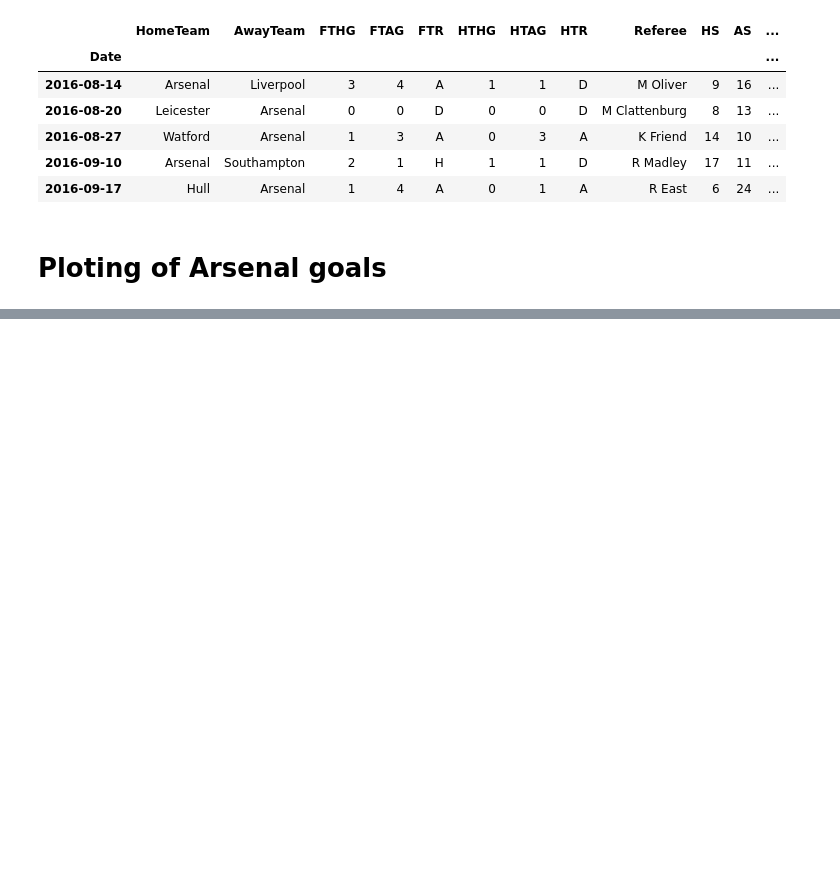
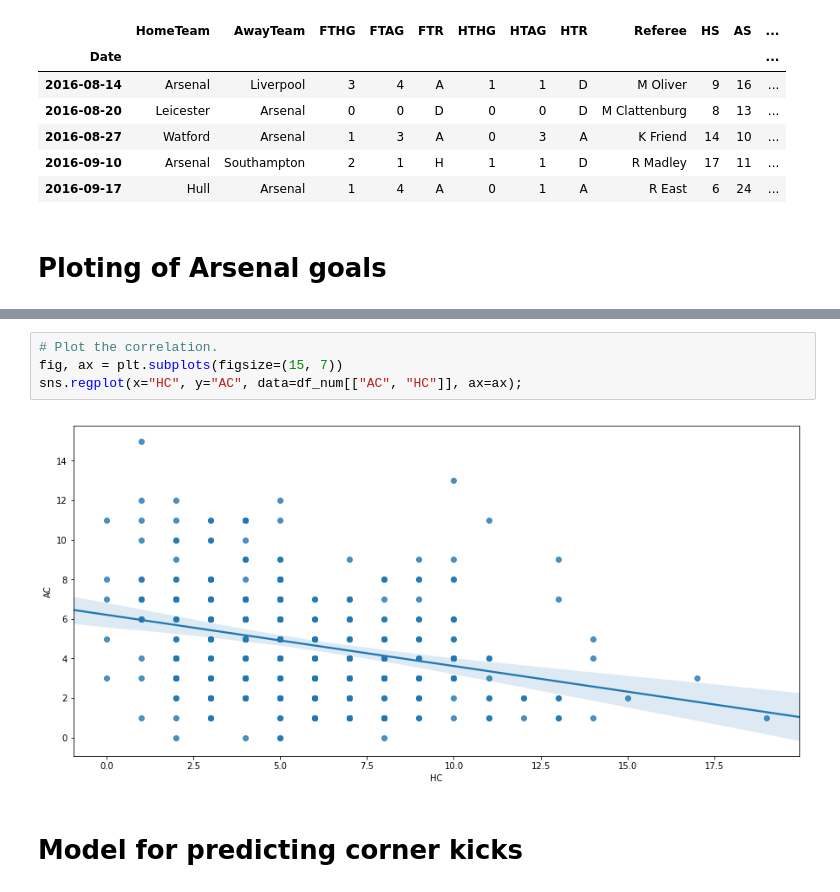
Before and after one commit to Quantzz/TonsserData, a Jupyter notebook: Tonsser.ipynb, the cells around one changed output, grey strips where cells are left out. Cells and saved outputs as stored; diff of their text form; blank space fills up the shorter version.

```diff
--- a/main.ipynb
+++ b/Tonsser.ipynb
@@ -147,0 +221,8 @@ ax.set_xlabel("Month #");
+# %%
+# Plot the correlation.
+fig, ax = plt.subplots(figsize=(15, 7))
+sns.regplot(x="HC", y="AC", data=df_num[["AC", "HC"]], ax=ax);
+# %% [output]
+[figure, added]
+# %% [markdown]
+# Model for predicting corner kicks
```
Also changed, not shown: parts of 27 cells of this notebook, 6 other files.
